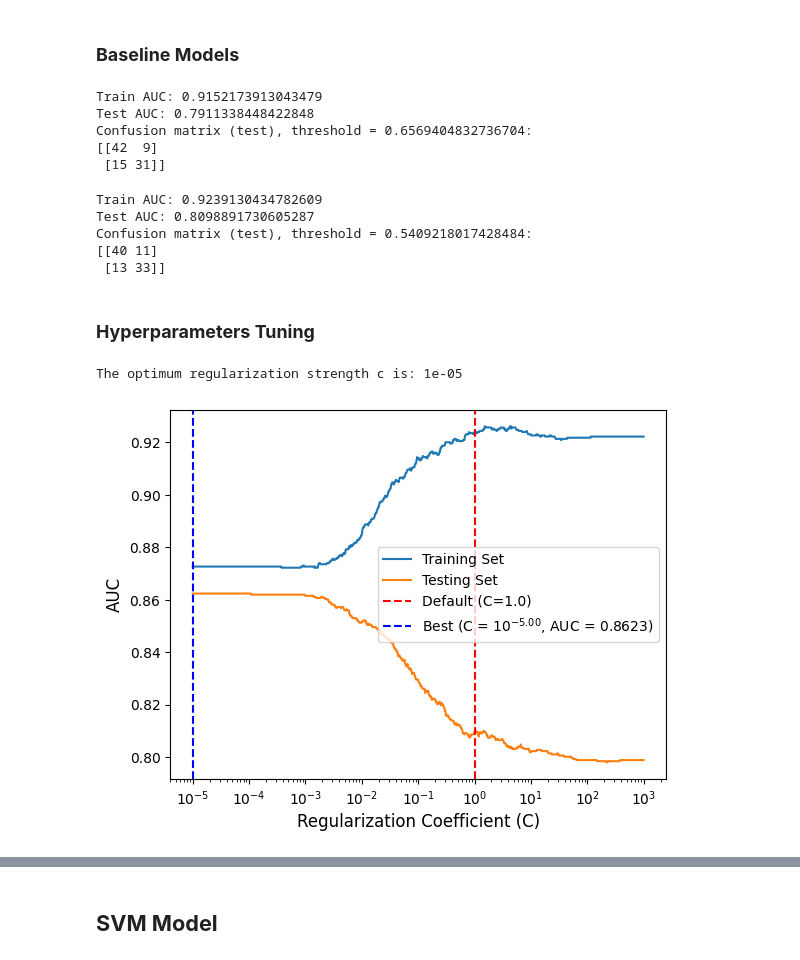
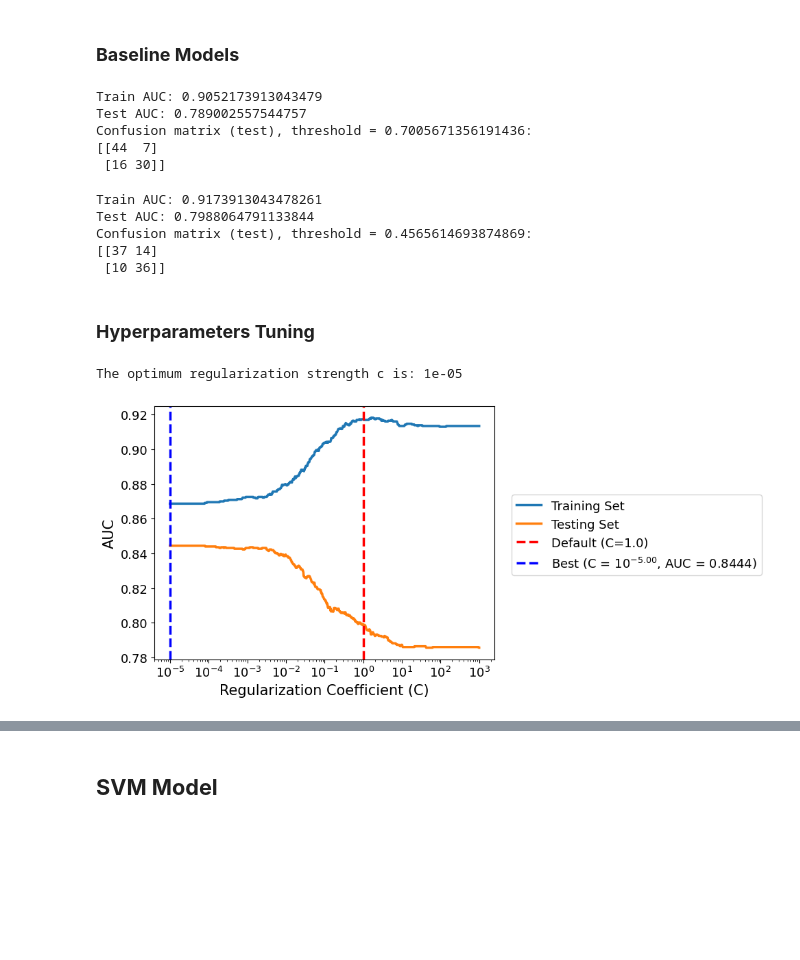
Before and after one commit to longlinh123456/final_project, a Jupyter notebook: source/supervised.ipynb, the cells around one changed output, grey strips where cells are left out. Cells and saved outputs as stored; diff of their text form; code cells hidden in the pictures; blank space fills up the shorter version.

Commit message:
Modify supervised.ipynb (exclude far_away_deadline)

```diff
--- a/source/supervised.ipynb
+++ b/source/supervised.ipynb
@@ -68,7 +68,8 @@ drop_features = ["delay_until_deadline",
                  "timestamp",
                  "referrer",
                  "data_quality_check",
-                 "delay_unenjoyable_assignments"]
+                 "delay_unenjoyable_assignments",
+                 "far_away_deadlines"]
 
 # Demographic features
 demographic_features = ["age", "year_of_study", "gpa_range", "currently_employed",
@@ -195,11 +195,11 @@ y_pred, threshold = predict_maximize_gmean(logistic_regression_baseline, X_test,
 print(f"Confusion matrix (test), threshold = {threshold}:")
 print(confusion_matrix(y_test, y_pred))
 # %% [output]
-Train AUC: 0.9152173913043479
-Test AUC: 0.7911338448422848
-Confusion matrix (test), threshold = 0.6569404832736704:
-[[42  9]
- [15 31]]
+Train AUC: 0.9052173913043479
+Test AUC: 0.789002557544757
+Confusion matrix (test), threshold = 0.7005671356191436:
+[[44  7]
+ [16 30]]
 # %%
 logistic_regression_scaled = LogisticRegression(max_iter=1000, solver="liblinear")
 logistic_regression_scaled.fit(X_train_sc, y_train)
@@ -216,11 +216,11 @@ y_pred, threshold = predict_maximize_gmean(
 print(f"Confusion matrix (test), threshold = {threshold}:")
 print(confusion_matrix(y_test, y_pred))
 # %% [output]
-Train AUC: 0.9239130434782609
-Test AUC: 0.8098891730605287
-Confusion matrix (test), threshold = 0.5409218017428484:
-[[40 11]
- [13 33]]
+Train AUC: 0.9173913043478261
+Test AUC: 0.7988064791133844
+Confusion matrix (test), threshold = 0.4565614693874869:
+[[37 14]
+ [10 36]]
 # %% [markdown]
 ### **Hyperparameters Tuning**
 # %%
@@ -231,31 +231,34 @@ def train_logistic(**kwargs):
 # %%
 # Vary regularization strength for L2 regularization
 auc_df = pd.DataFrame(columns=["C", "Training Set", "Testing Set"])
 for C in np.logspace(-5, 3, 1000):
     model = train_logistic(C=C, solver="liblinear")
     auc_df.loc[len(auc_df)] = [
         C,
         roc_auc_score(y_train, model.predict_proba(X_train_sc)[:, 1]),
         roc_auc_score(y_test, model.predict_proba(X_test_sc)[:, 1]),
     ]
 
 best_auc_idx = auc_df["Testing Set"].idxmax();
 best_c_l2 = auc_df.loc[best_auc_idx, "C"]
 c_exp_l2 = np.log10(best_c_l2)
 best_auc = auc_df.loc[best_auc_idx, "Testing Set"]
 print(f"The optimum regularization strength c is: {best_c_l2}")
 
 # ----------------------- Visualize AUC by Regularization Strength ----------------------
-ax = auc_df.plot.line(x="C", logx=True)
-ax.axvline(x=1.0, color='red', linestyle='--', label='Default (C=1.0)')
-ax.axvline(x = best_c_l2, color = 'blue', linestyle = '--', label = f"Best (C = $10^{{{c_exp_l2:.2f}}}$, AUC = {best_auc:.4f})")
-ax.set_xlabel('Regularization Coefficient (C)', fontsize=12)
-ax.set_ylabel('AUC', fontsize=12)
-ax.legend()
+ax = auc_df.plot.line(x="C", logx=True, linewidth = 2.5)
+ax.axvline(x=1.0, color='red', linestyle='--', label='Default (C=1.0)', linewidth = 2.5)
+ax.axvline(x = best_c_l2, color = 'blue', linestyle = '--', label = f"Best (C = $10^{{{c_exp_l2:.2f}}}$, AUC = {best_auc:.4f})", linewidth = 2.5)
+ax.set_ylabel("AUC", fontsize = 15)
+ax.set_xlabel("Regularization Coefficient (C)", fontsize = 15)
+ax.tick_params(axis = "both", labelsize = 13)
+ax.legend(bbox_to_anchor=(1.05, 0.65), loc='upper left', borderaxespad=0, fontsize = 13)
+
+
 plt.savefig("../figures/l2_logistic_auc.pdf", bbox_inches="tight")
 # %% [output]
 The optimum regularization strength c is: 1e-05
-[figure, old version]
+[figure, new version]
 # %%
 # Vary regularization strength for L2 regularization
 auc_df = pd.DataFrame(columns=["C", "Training Set", "Testing Set"])
```
Also changed, not shown: parts of 9 cells of this notebook, 4 other files.
